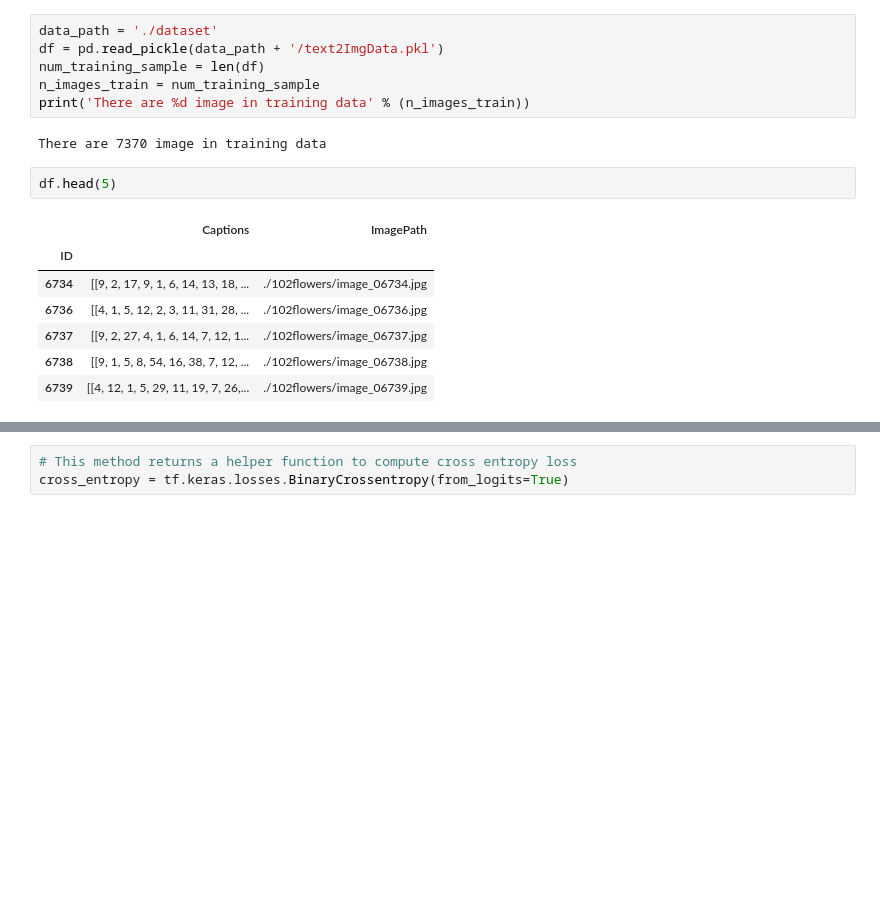
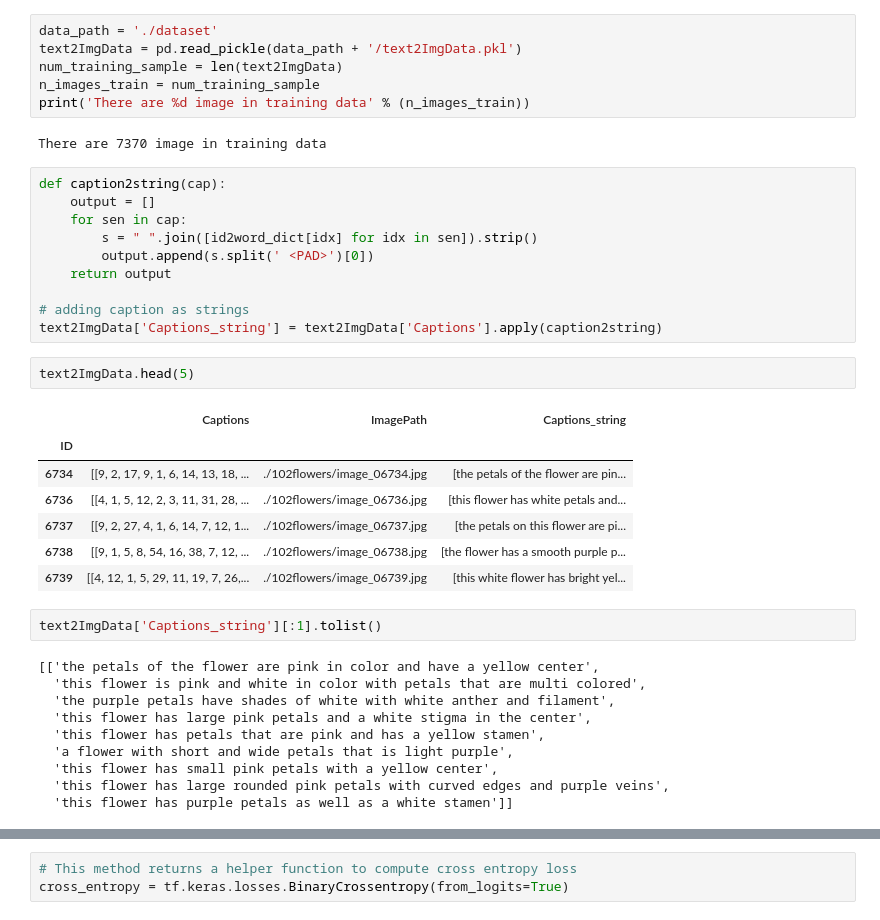
Before and after one commit to mYstoRi/deep-learning-comp3, a Jupyter notebook: comp3.ipynb, the cells around one changed output, grey strips where cells are left out. Saved outputs shown, nothing was run; the diff lists cells and outputs as text; blank space fills up the shorter version.

```diff
--- a/comp3.ipynb
+++ b/comp3.ipynb
@@ -101,21 +155,43 @@ the flower shown has yellow anther red pistil and bright red petals.
 # %%
 data_path = './dataset'
-df = pd.read_pickle(data_path + '/text2ImgData.pkl')
-num_training_sample = len(df)
+text2ImgData = pd.read_pickle(data_path + '/text2ImgData.pkl')
+num_training_sample = len(text2ImgData)
 n_images_train = num_training_sample
 print('There are %d image in training data' % (n_images_train))
 # %% [output]
 There are 7370 image in training data
+# %%
+def caption2string(cap):
+    output = []
+    for sen in cap:
+        s = " ".join([id2word_dict[idx] for idx in sen]).strip()
+        output.append(s.split(' <PAD>')[0])
+    return output
+
+# adding caption as strings
+text2ImgData['Captions_string'] = text2ImgData['Captions'].apply(caption2string)
+# %%
+text2ImgData.head(5)
+# %% [output]
+|  | Captions | ImagePath | Captions_string |
+| ID |  |  |  |
+| 6734 | [[9, 2, 17, 9, 1, 6, 14, 13, 18, ... | ./102flowers/image_06734.jpg | [the petals of the flower are pin... |
+| 6736 | [[4, 1, 5, 12, 2, 3, 11, 31, 28, ... | ./102flowers/image_06736.jpg | [this flower has white petals and... |
+| 6737 | [[9, 2, 27, 4, 1, 6, 14, 7, 12, 1... | ./102flowers/image_06737.jpg | [the petals on this flower are pi... |
+| 6738 | [[9, 1, 5, 8, 54, 16, 38, 7, 12, ... | ./102flowers/image_06738.jpg | [the flower has a smooth purple p... |
+| 6739 | [[4, 12, 1, 5, 29, 11, 19, 7, 26,... | ./102flowers/image_06739.jpg | [this white flower has bright yel... |
 # %%
-df.head(5)
+text2ImgData['Captions_string'][:1].tolist()
 # %% [output]
-|  | Captions | ImagePath |
-| ID |  |  |
-| 6734 | [[9, 2, 17, 9, 1, 6, 14, 13, 18, ... | ./102flowers/image_06734.jpg |
-| 6736 | [[4, 1, 5, 12, 2, 3, 11, 31, 28, ... | ./102flowers/image_06736.jpg |
-| 6737 | [[9, 2, 27, 4, 1, 6, 14, 7, 12, 1... | ./102flowers/image_06737.jpg |
-| 6738 | [[9, 1, 5, 8, 54, 16, 38, 7, 12, ... | ./102flowers/image_06738.jpg |
-| 6739 | [[4, 12, 1, 5, 29, 11, 19, 7, 26,... | ./102flowers/image_06739.jpg |
+[['the petals of the flower are pink in color and have a yellow center',
+  'this flower is pink and white in color with petals that are multi colored',
+  'the purple petals have shades of white with white anther and filament',
+  'this flower has large pink petals and a white stigma in the center',
+  'this flower has petals that are pink and has a yellow stamen',
+  'a flower with short and wide petals that is light purple',
+  'this flower has small pink petals with a yellow center',
+  'this flower has large rounded pink petals with curved edges and purple veins',
+  'this flower has purple petals as well as a white stamen']]
 # %%
 # in this competition, you have to generate image in size 64x64x3
 IMAGE_SIZE = 64
```
Also changed, not shown: parts of 32 cells of this notebook, 3 other files.
